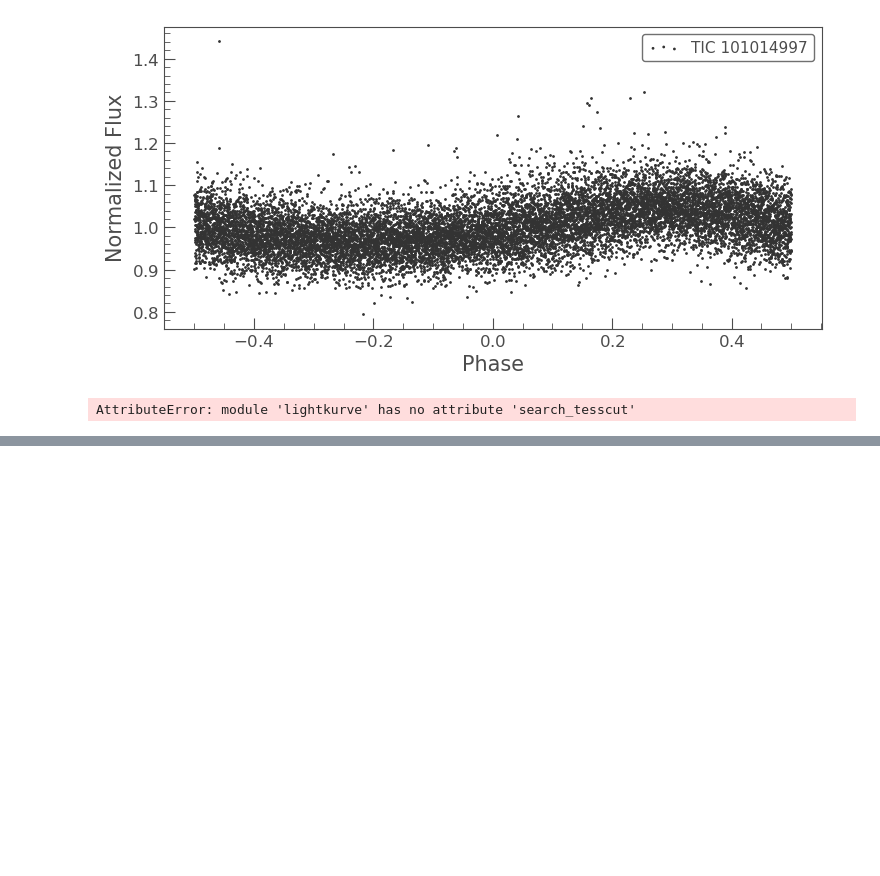
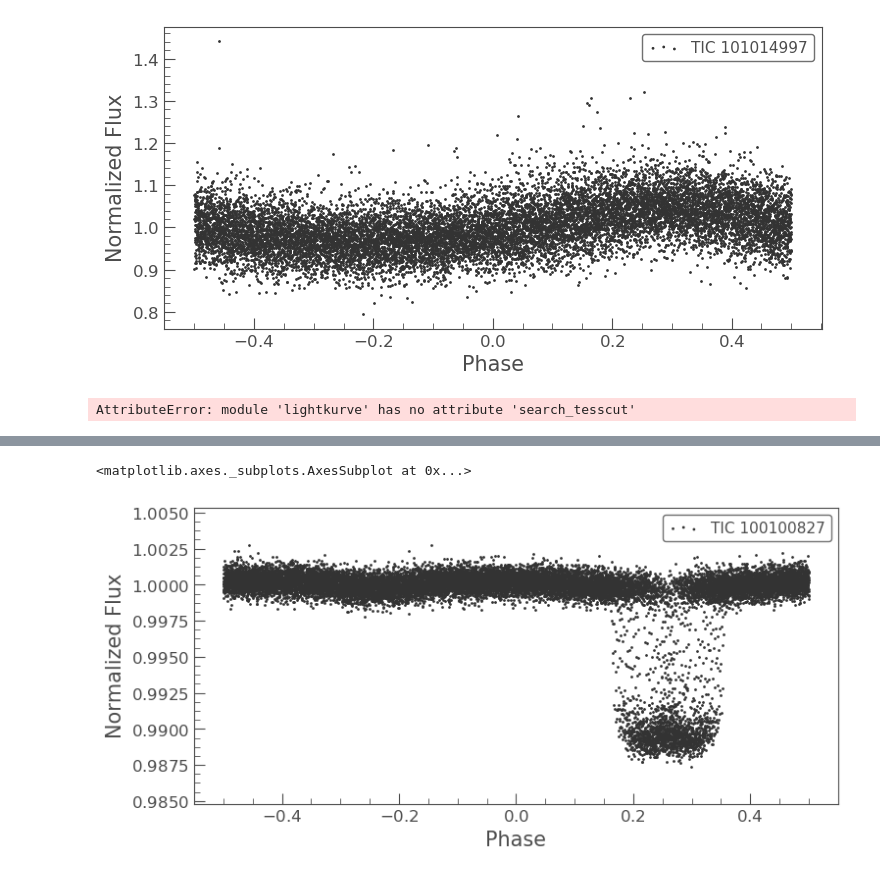
Before and after one commit to mustaric/susanTutorials, a Jupyter notebook: Delaware2019/Lightkurve TESS.ipynb, the cells around one changed output, grey strips where cells are left out. Cells and saved outputs as stored; diff of their text form; code cells hidden in the pictures; blank space fills up the shorter version.

```diff
--- a/Delaware2019/Lightkurve TESS.ipynb
+++ b/Delaware2019/Lightkurve TESS.ipynb
@@ -58,0 +84,5 @@ AttributeError: module 'lightkurve' has no attribute 'search_tesscut'
+# %%
+lc.fold(p.period_at_max_power.value).scatter()
+# %% [output]
+<matplotlib.axes._subplots.AxesSubplot at 0x...>
+[figure, added]
```
Also changed, not shown: parts of 10 cells of this notebook, 1 other file.
